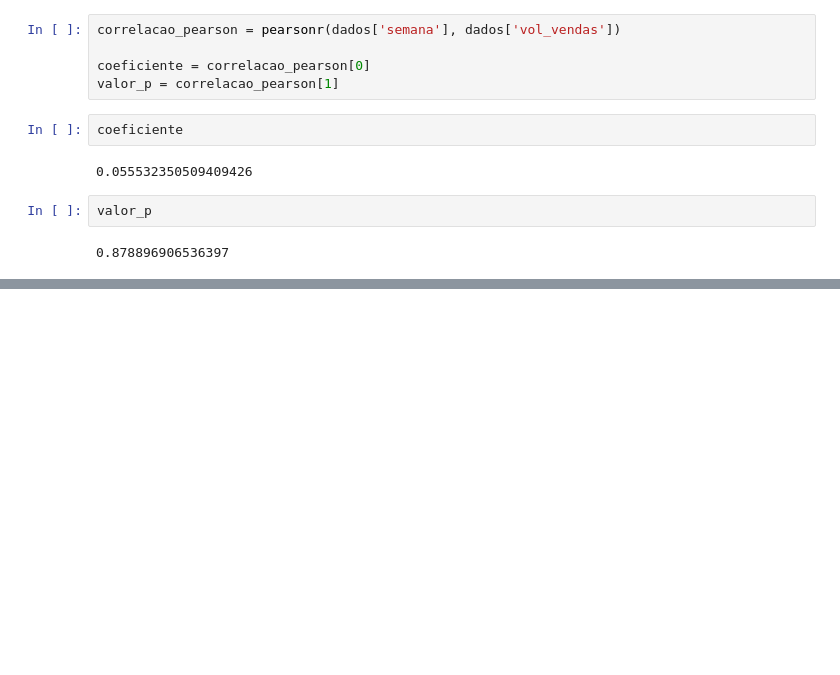
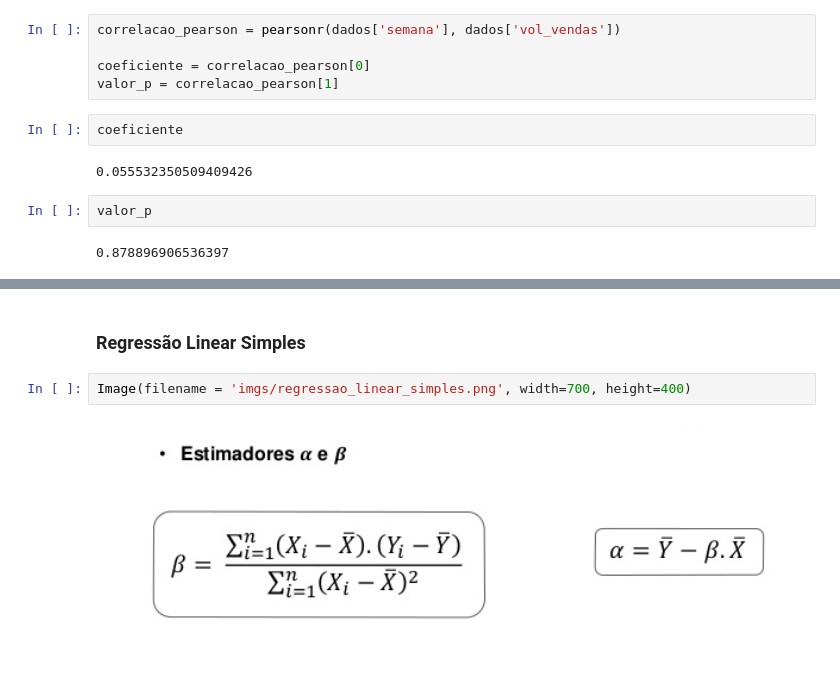
Before and after one commit to vhnegrisoli/materiais-pos-graduacao, a Jupyter notebook: 09 - Modelos Estatísticos/01 - Unidade 2 - Correlação, Regressão Linear Simples e Múltipla.ipynb, the cells around one changed output, grey strips where cells are left out. Drawn from its saved outputs; the diff is of its cells as text; blank space fills up the shorter version.

Commit message:
Inicia imlementação de regressão linear simples

```diff
--- a/09 - Modelos Estatísticos/01 - Unidade 2 - Correlação, Regressão Linear Simples e Múltipla.ipynb
+++ b/09 - Modelos Estatísticos/01 - Unidade 2 - Correlação, Regressão Linear Simples e Múltipla.ipynb
@@ -113,0 +171,6 @@ valor_p
+# %% [markdown]
+### Regressão Linear Simples
+# %%
+Image(filename = 'imgs/regressao_linear_simples.png', width=700, height=400)
+# %% [output]
+[figure, added]
```
Also changed, not shown: parts of 18 cells of this notebook, 1 other file.
